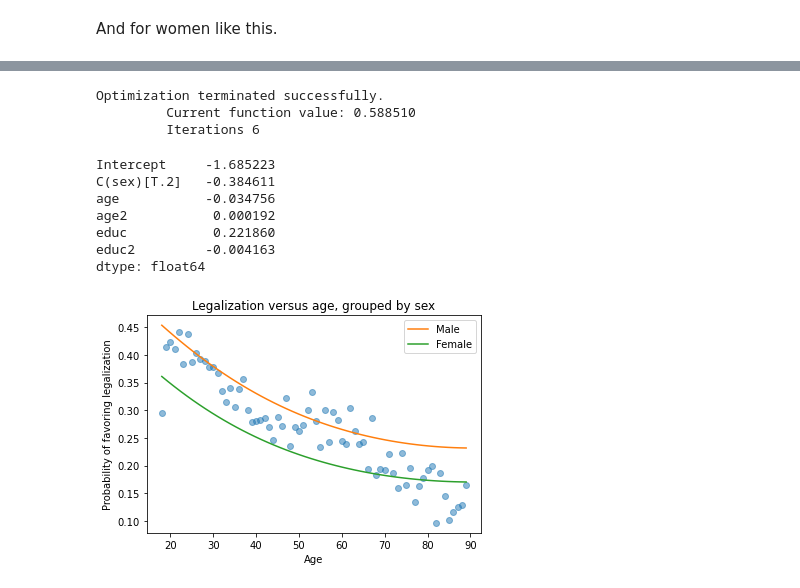
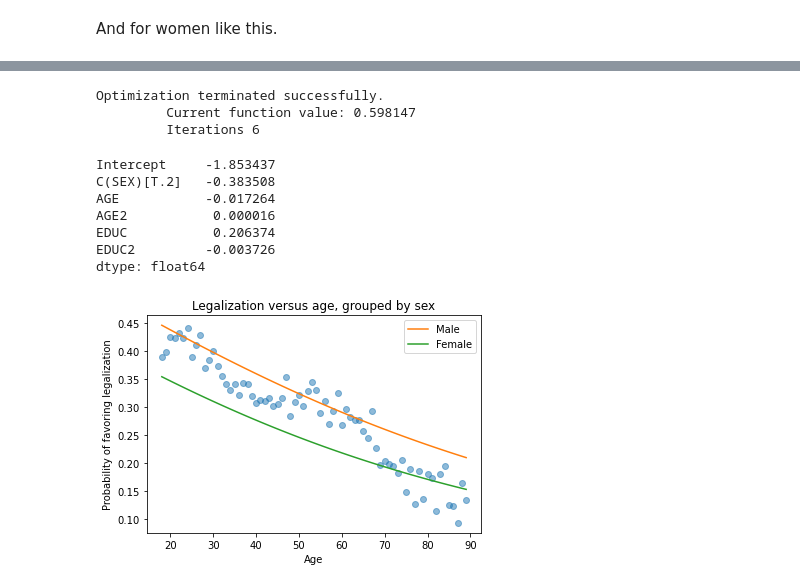
Before and after one commit to AllenDowney/ElementsOfDataScience, a Jupyter notebook: _sources/10_regression.ipynb, the cells around one changed output, grey strips where cells are left out. Drawn from its saved outputs; the diff is of its cells as text; code cells hidden in the pictures.

```diff
--- a/_sources/10_regression.ipynb
+++ b/_sources/10_regression.ipynb
@@ -650,7 +650,6 @@ In the GSS dataset, the variable `grass` records the answer to the question "Do
 # %%
 # Solution
 
-# Recode grass
-gss['grass'].replace(2, 0, inplace=True)
-gss['grass'].value_counts()
+gss['GRASS'].replace(2, 0, inplace=True)
+gss['GRASS'].value_counts()
 # %% [output]
@@ -660,55 +659,53 @@ Name: grass, dtype: int64
 # %%
 # Solution
 
-# Run logistic regression
-results = smf.logit('grass ~ age + age2 + educ + educ2 + C(sex)', data=gss).fit()
+results = smf.logit('GRASS ~ AGE + AGE2 + EDUC + EDUC2 + C(SEX)',
+                    data=gss).fit()
 results.params
 # %% [output]
 Optimization terminated successfully.
-         Current function value: 0.588510
+         Current function value: 0.598147
          Iterations 6
-Intercept     -1.685223
-C(sex)[T.2]   -0.384611
-age           -0.034756
-age2           0.000192
-educ           0.221860
-educ2         -0.004163
+Intercept     -1.853437
+C(SEX)[T.2]   -0.383508
+AGE           -0.017264
+AGE2           0.000016
+EDUC           0.206374
+EDUC2         -0.003726
 dtype: float64
 # %%
 # Solution
 
 df = pd.DataFrame()
-df['age'] = np.linspace(18, 89)
-df['age2'] = df['age']**2
+df['AGE'] = np.linspace(18, 89)
+df['AGE2'] = df['AGE']**2
 
-# Set the education level to 12
-df['educ'] = 12
-df['educ2'] = df['educ']**2
+df['EDUC'] = 12
+df['EDUC2'] = df['EDUC']**2
 # %%
 # Solution
 
-# Generate predictions for men and women
-df['sex'] = 1
+df['SEX'] = 1
 pred1 = results.predict(df)
 
-df['sex'] = 2
+df['SEX'] = 2
 pred2 = results.predict(df)
 # %%
 # Solution
 
-grouped = gss.groupby('age')
-favor_by_age = grouped['grass'].mean()
+grouped = gss.groupby('AGE')
+favor_by_age = grouped['GRASS'].mean()
 plt.plot(favor_by_age, 'o', alpha=0.5)
 
-plt.plot(df['age'], pred1, label='Male')
-plt.plot(df['age'], pred2, label='Female')
+plt.plot(df['AGE'], pred1, label='Male')
+plt.plot(df['AGE'], pred2, label='Female')
 
 plt.xlabel('Age')
 plt.ylabel('Probability of favoring legalization')
 plt.title('Legalization versus age, grouped by sex')
 plt.legend();
 # %% [output]
-[figure, old version]
+[figure, new version]
 # %% [markdown]
 ## Summary
 
```
Also changed, not shown: parts of 86 cells of this notebook, 18 other files.
